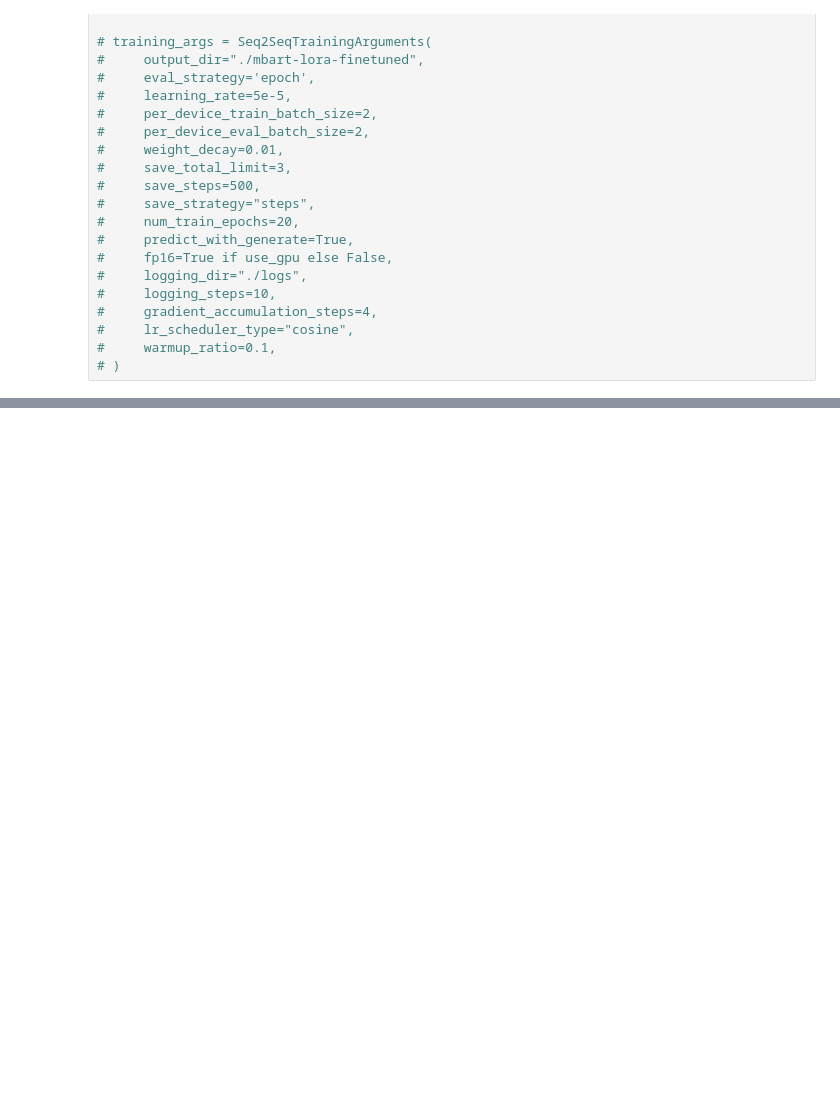
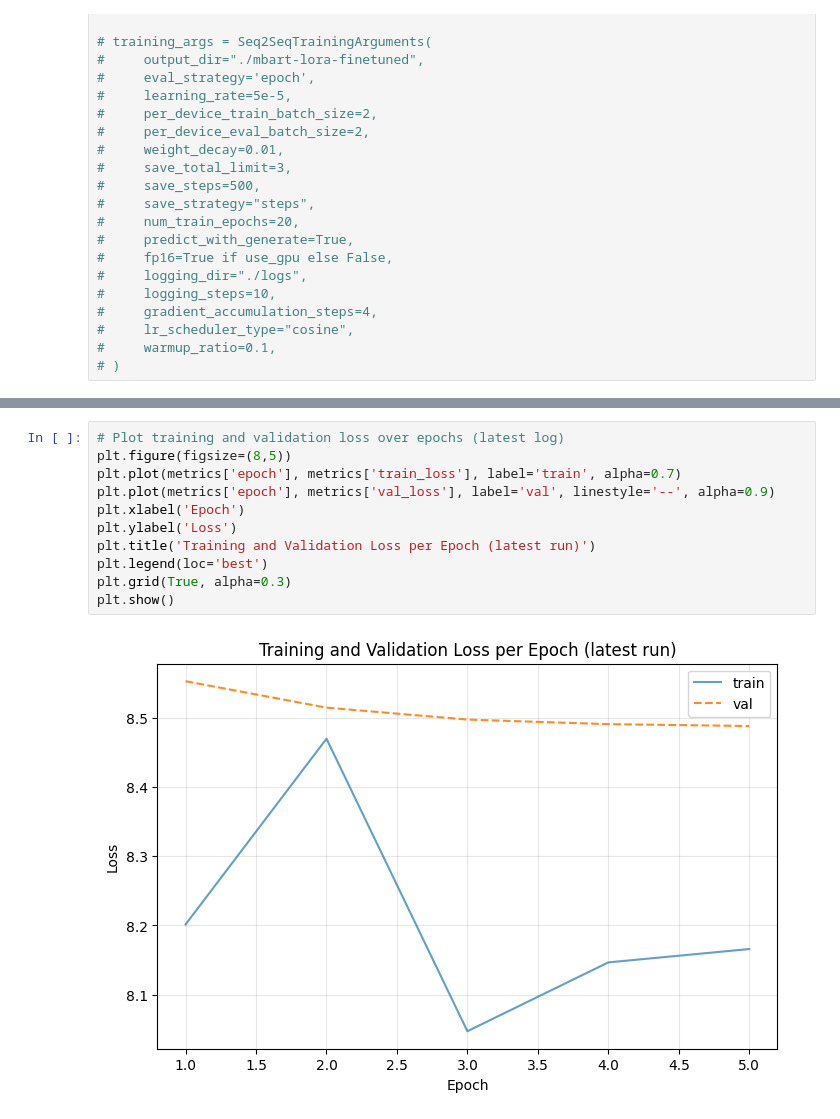
Before and after one commit to rjsalinas/Moodeng-MT, a Jupyter notebook: python-script/lora-ft-mbart.ipynb, the cells around one changed output, grey strips where cells are left out. Drawn from its saved outputs; the diff is of its cells as text; blank space fills up the shorter version.

Commit message:
Refactor lora-ft-mbart notebook: update execution counts, adjust dataset sizes, implement file-based logging for training, and add BLEU evaluation metrics with visualizations for model comparison.

```diff
--- a/python-script/lora-ft-mbart.ipynb
+++ b/python-script/lora-ft-mbart.ipynb
@@ -390,0 +543,13 @@ SacreBLEU: +29.21 points
+# %%
+# Plot training and validation loss over epochs (latest log)
+plt.figure(figsize=(8,5))
+plt.plot(metrics['epoch'], metrics['train_loss'], label='train', alpha=0.7)
+plt.plot(metrics['epoch'], metrics['val_loss'], label='val', linestyle='--', alpha=0.9)
+plt.xlabel('Epoch')
+plt.ylabel('Loss')
+plt.title('Training and Validation Loss per Epoch (latest run)')
+plt.legend(loc='best')
+plt.grid(True, alpha=0.3)
+plt.show()
+# %% [output]
+[figure, added]
```
Also changed, not shown: parts of 17 cells of this notebook.
